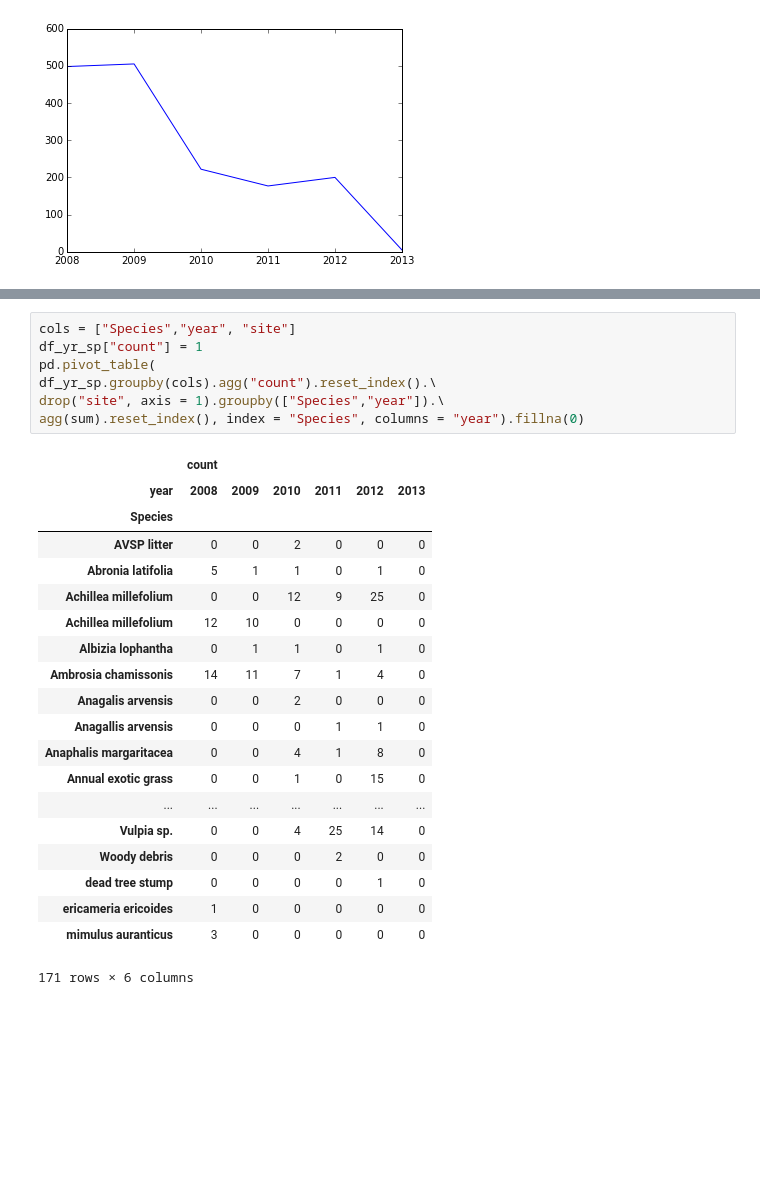
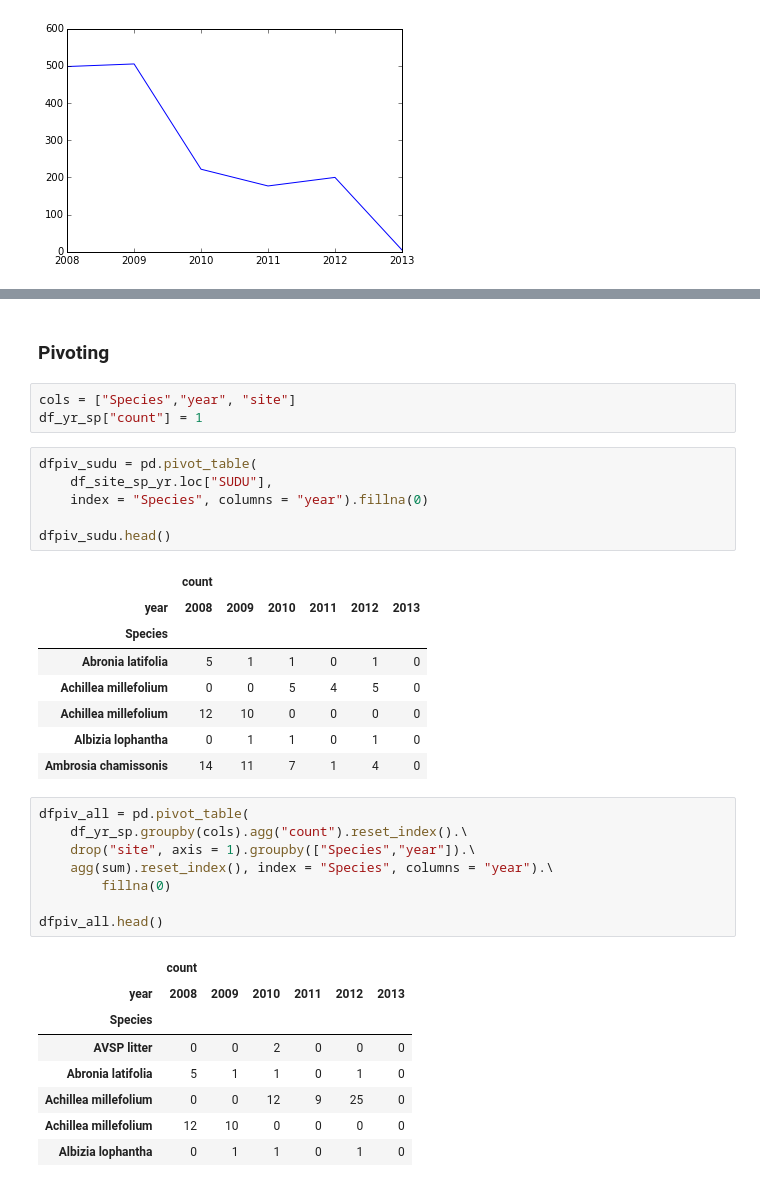
Before and after one commit to odscwest/parksconserverancy, a Jupyter notebook: preprocess.ipynb, the cells around one changed output, grey strips where cells are left out. Drawn from its saved outputs; the diff is of its cells as text; blank space fills up the shorter version.

Commit message:
more grouping and pivoting

```diff
--- a/preprocess.ipynb
+++ b/preprocess.ipynb
@@ -106,28 +148,37 @@ pd.pivot_table?
+# %% [markdown]
+### Pivoting
+# %%
+cols = ["Species","year", "site"]
+df_yr_sp["count"] = 1
+# %%
+dfpiv_sudu = pd.pivot_table(
+    df_site_sp_yr.loc["SUDU"],
+    index = "Species", columns = "year").fillna(0)
+
+dfpiv_sudu.head()
+# %% [output]
+|  | count |  |  |  |  |  |
+| year | 2008 | 2009 | 2010 | 2011 | 2012 | 2013 |
+| Species |  |  |  |  |  |  |
+| Abronia latifolia | 5 | 1 | 1 | 0 | 1 | 0 |
+| Achillea millefolium | 0 | 0 | 5 | 4 | 5 | 0 |
+| Achillea millefolium | 12 | 10 | 0 | 0 | 0 | 0 |
+| Albizia lophantha | 0 | 1 | 1 | 0 | 1 | 0 |
+| Ambrosia chamissonis | 14 | 11 | 7 | 1 | 4 | 0 |
 # %%
-cols = ["Species","year", "site"]
-df_yr_sp["count"] = 1
-pd.pivot_table(
-df_yr_sp.groupby(cols).agg("count").reset_index().\
-drop("site", axis = 1).groupby(["Species","year"]).\
-agg(sum).reset_index(), index = "Species", columns = "year").fillna(0)
+dfpiv_all = pd.pivot_table(
+    df_yr_sp.groupby(cols).agg("count").reset_index().\
+    drop("site", axis = 1).groupby(["Species","year"]).\
+    agg(sum).reset_index(), index = "Species", columns = "year").\
+        fillna(0)
+
+dfpiv_all.head()
 # %% [output]
 |  | count |  |  |  |  |  |
 | year | 2008 | 2009 | 2010 | 2011 | 2012 | 2013 |
 | Species |  |  |  |  |  |  |
 | AVSP litter | 0 | 0 | 2 | 0 | 0 | 0 |
 | Abronia latifolia | 5 | 1 | 1 | 0 | 1 | 0 |
 | Achillea millefolium | 0 | 0 | 12 | 9 | 25 | 0 |
 | Achillea millefolium | 12 | 10 | 0 | 0 | 0 | 0 |
 | Albizia lophantha | 0 | 1 | 1 | 0 | 1 | 0 |
-| Ambrosia chamissonis | 14 | 11 | 7 | 1 | 4 | 0 |
-| Anagalis arvensis | 0 | 0 | 2 | 0 | 0 | 0 |
-| Anagallis arvensis | 0 | 0 | 0 | 1 | 1 | 0 |
-| Anaphalis margaritacea | 0 | 0 | 4 | 1 | 8 | 0 |
-| Annual exotic grass | 0 | 0 | 1 | 0 | 15 | 0 |
-| ... | ... | ... | ... | ... | ... | ... |
-| Vulpia sp. | 0 | 0 | 4 | 25 | 14 | 0 |
-| Woody debris | 0 | 0 | 0 | 2 | 0 | 0 |
-| dead tree stump | 0 | 0 | 0 | 0 | 1 | 0 |
-| ericameria ericoides | 1 | 0 | 0 | 0 | 0 | 0 |
-| mimulus auranticus | 3 | 0 | 0 | 0 | 0 | 0 |
-171 rows × 6 columns
```
Also changed, not shown: parts of 7 cells of this notebook.
